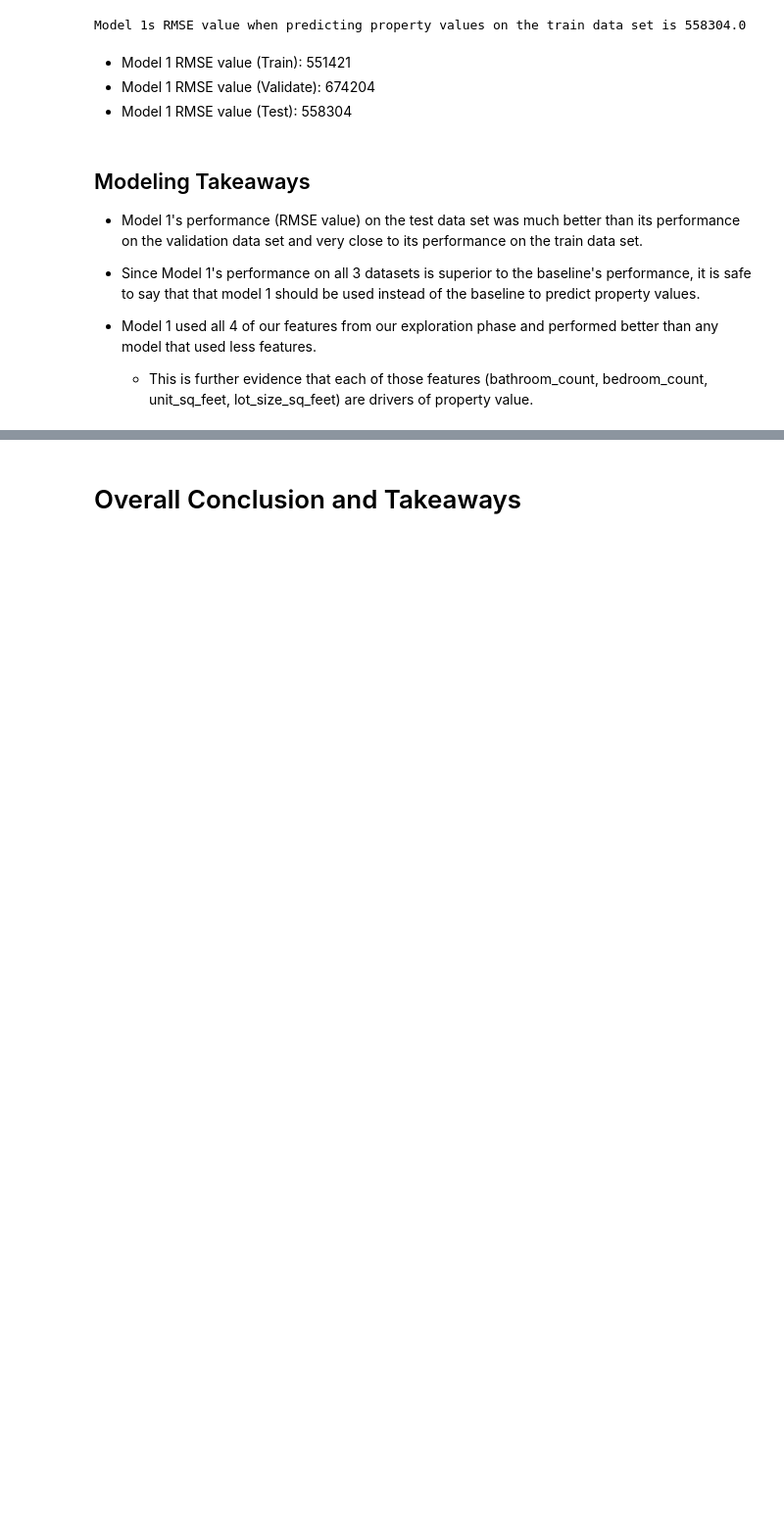
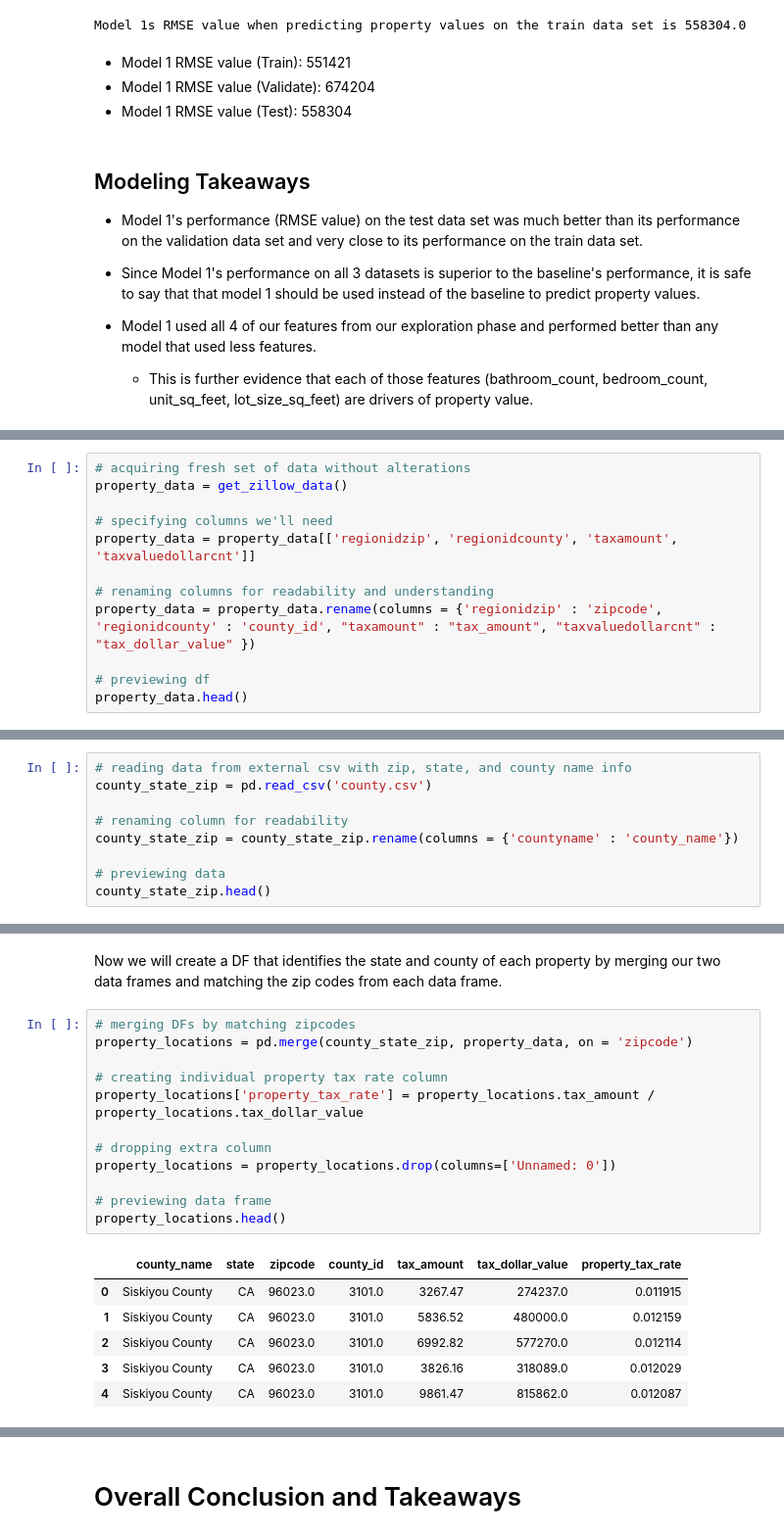
Before and after one commit to Zillow-sam-and-matt/Zillow, a Jupyter notebook: zillow_project_main_notebook.ipynb, the cells around one changed output, grey strips where cells are left out. Shown at 98% size. Saved outputs shown, nothing was run; the diff lists cells and outputs as text; blank space fills up the shorter version.

Commit message:
added county, state, and county tax rate deliverable section

```diff
--- a/zillow_project_main_notebook.ipynb
+++ b/zillow_project_main_notebook.ipynb
@@ -766,0 +776,12 @@ Model 1s RMSE value when predicting property values on the train data set is 558
+# %%
+# acquiring fresh set of data without alterations
+property_data = get_zillow_data()
+
+# specifying columns we'll need
+property_data = property_data[['regionidzip', 'regionidcounty', 'taxamount', 'taxvaluedollarcnt']]
+
+# renaming columns for readability and understanding
+property_data = property_data.rename(columns = {'regionidzip' : 'zipcode', 'regionidcounty' : 'county_id', "taxamount" : "tax_amount", "taxvaluedollarcnt" : "tax_dollar_value" })
+
+# previewing df
+property_data.head()
@@ -766,0 +797,9 @@ Model 1s RMSE value when predicting property values on the train data set is 558
+# %%
+# reading data from external csv with zip, state, and county name info
+county_state_zip = pd.read_csv('county.csv')
+
+# renaming column for readability
+county_state_zip = county_state_zip.rename(columns = {'countyname' : 'county_name'})
+
+# previewing data
+county_state_zip.head()
@@ -766,0 +813,21 @@ Model 1s RMSE value when predicting property values on the train data set is 558
+# %% [markdown]
+Now we will create a DF that identifies the state and county of each property by merging our two data frames and matching the zip codes from each data frame.
+# %%
+# merging DFs by matching zipcodes
+property_locations = pd.merge(county_state_zip, property_data, on = 'zipcode')
+
+# creating individual property tax rate column
+property_locations['property_tax_rate'] = property_locations.tax_amount / property_locations.tax_dollar_value
+
+# dropping extra column
+property_locations = property_locations.drop(columns=['Unnamed: 0'])
+
+# previewing data frame
+property_locations.head()
+# %% [output]
+|  | county_name | state | zipcode | county_id | tax_amount | tax_dollar_value | property_tax_rate |
+| 0 | Siskiyou County | CA | 96023.0 | 3101.0 | 3267.47 | 274237.0 | 0.011915 |
+| 1 | Siskiyou County | CA | 96023.0 | 3101.0 | 5836.52 | 480000.0 | 0.012159 |
+| 2 | Siskiyou County | CA | 96023.0 | 3101.0 | 6992.82 | 577270.0 | 0.012114 |
+| 3 | Siskiyou County | CA | 96023.0 | 3101.0 | 3826.16 | 318089.0 | 0.012029 |
+| 4 | Siskiyou County | CA | 96023.0 | 3101.0 | 9861.47 | 815862.0 | 0.012087 |
```
Also changed, not shown: parts of 9 cells of this notebook.
